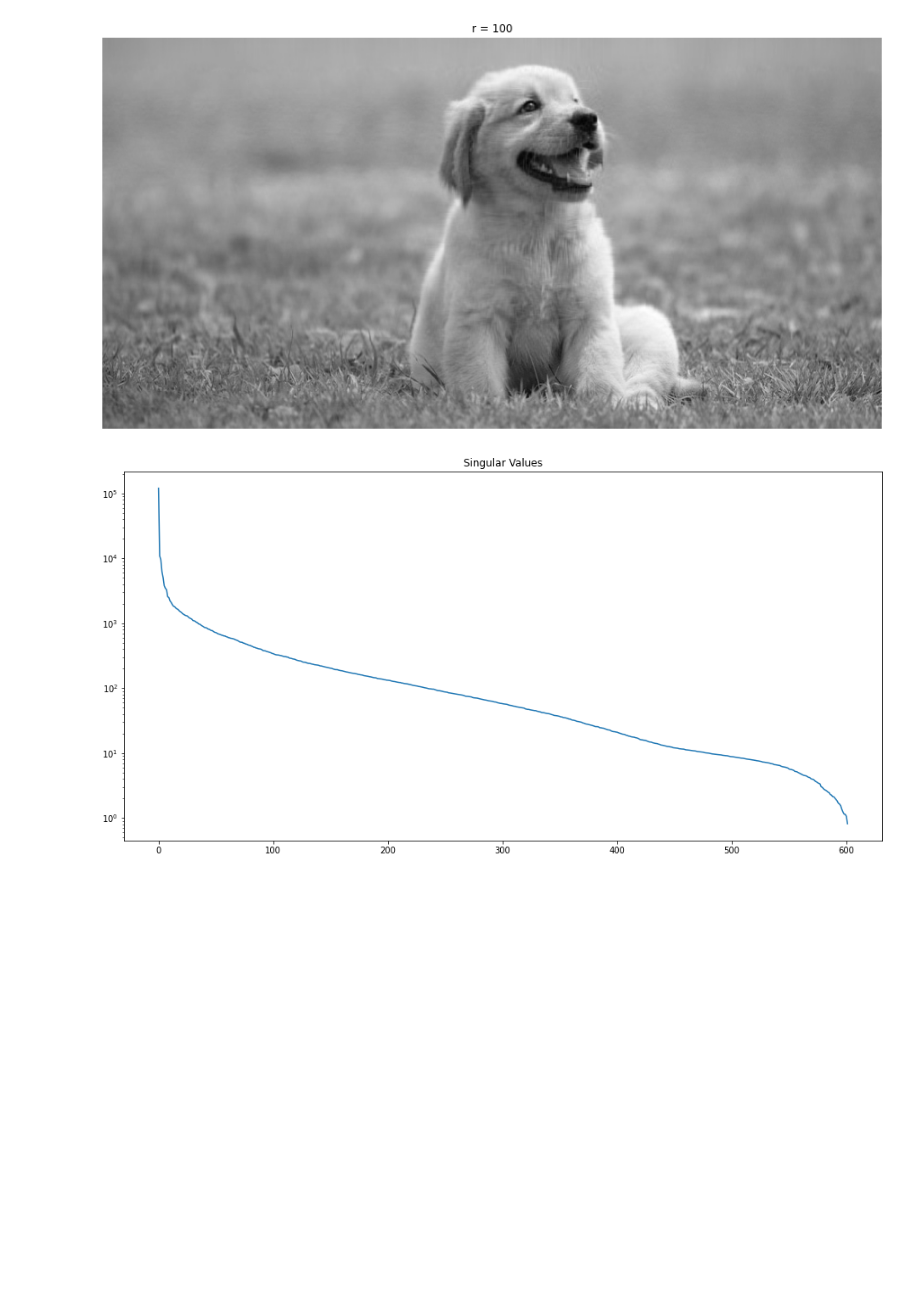
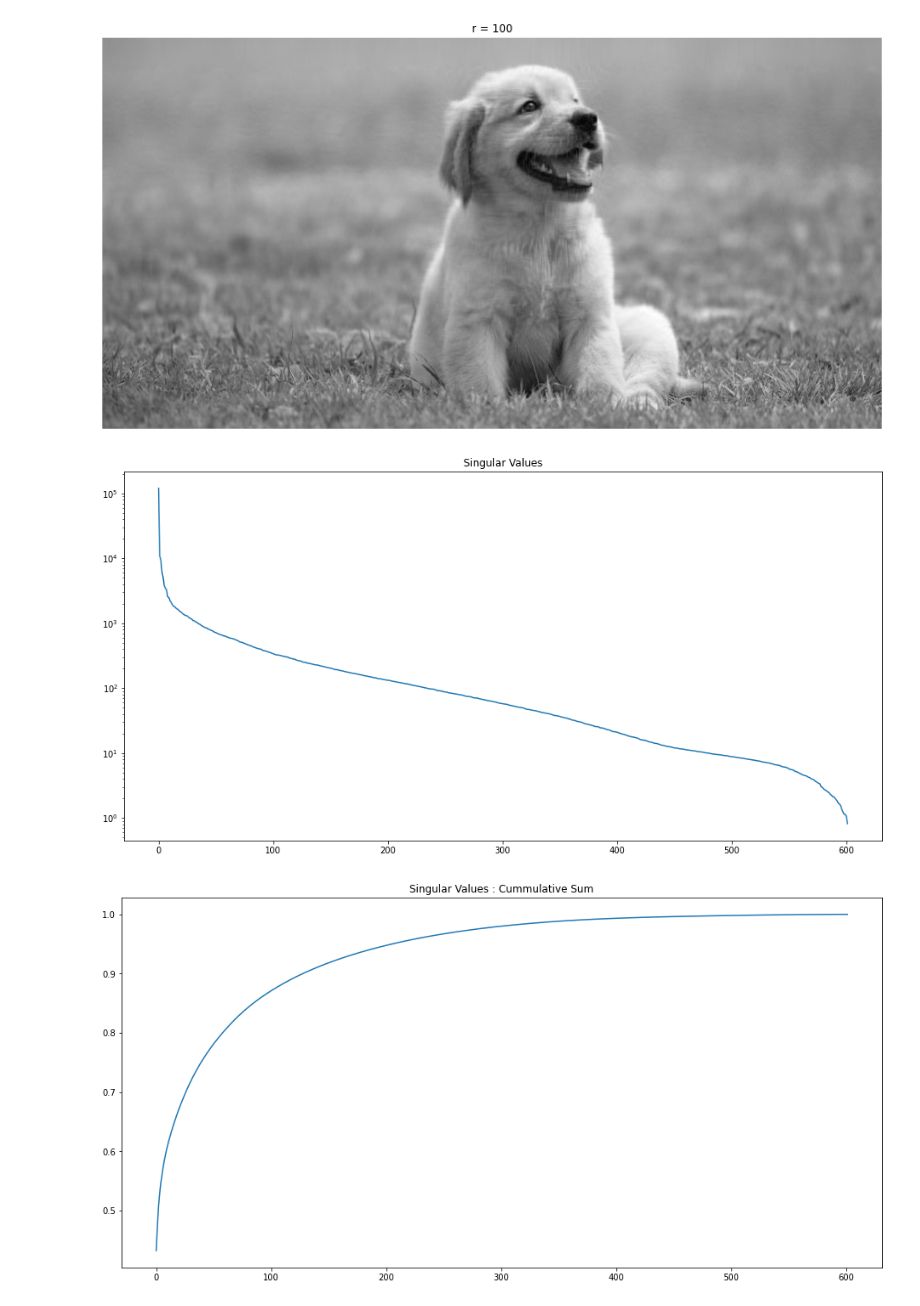
Before and after one commit to hemanth2000/svd, a Jupyter notebook: SVD_ImageCompression.ipynb, the cells around one changed output. Cells and saved outputs as stored; diff of their text form; code cells hidden in the pictures; blank space fills up the shorter version.

Commit message:
Added cumsum of eigenvalues

```diff
--- a/SVD_ImageCompression.ipynb
+++ b/SVD_ImageCompression.ipynb
@@ -53,7 +52,13 @@ for r in (5, 20, 100):
 # %%
 plt.figure(1)
 plt.semilogy(np.diag(S))
 plt.title('Singular Values')
 plt.show()
+
+plt.figure(2)
+plt.plot(np.cumsum(np.diag(S))/np.sum(np.diag(S)))
+plt.title('Singular Values : Cummulative Sum')
+plt.show()
 # %% [output]
 [figure]
+[figure, added]
```
Also changed, not shown: parts of 1 cell of this notebook.
